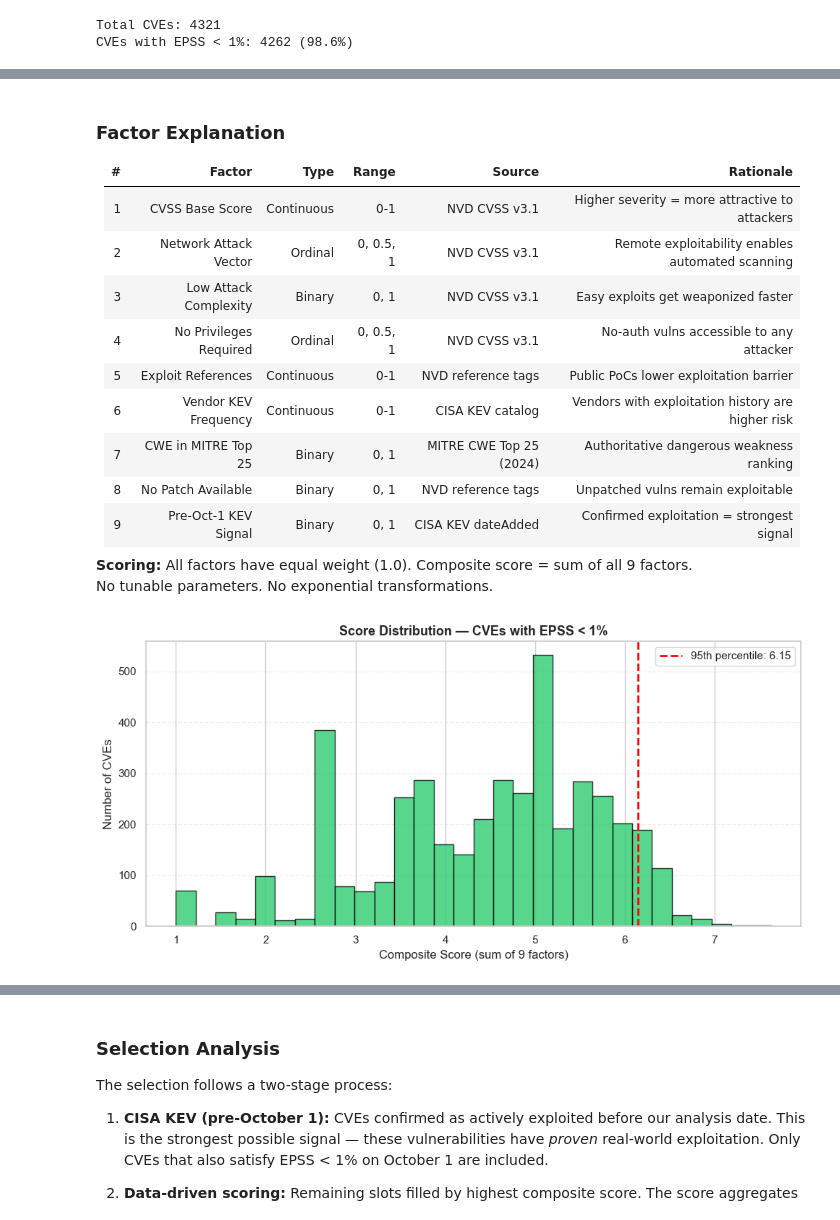
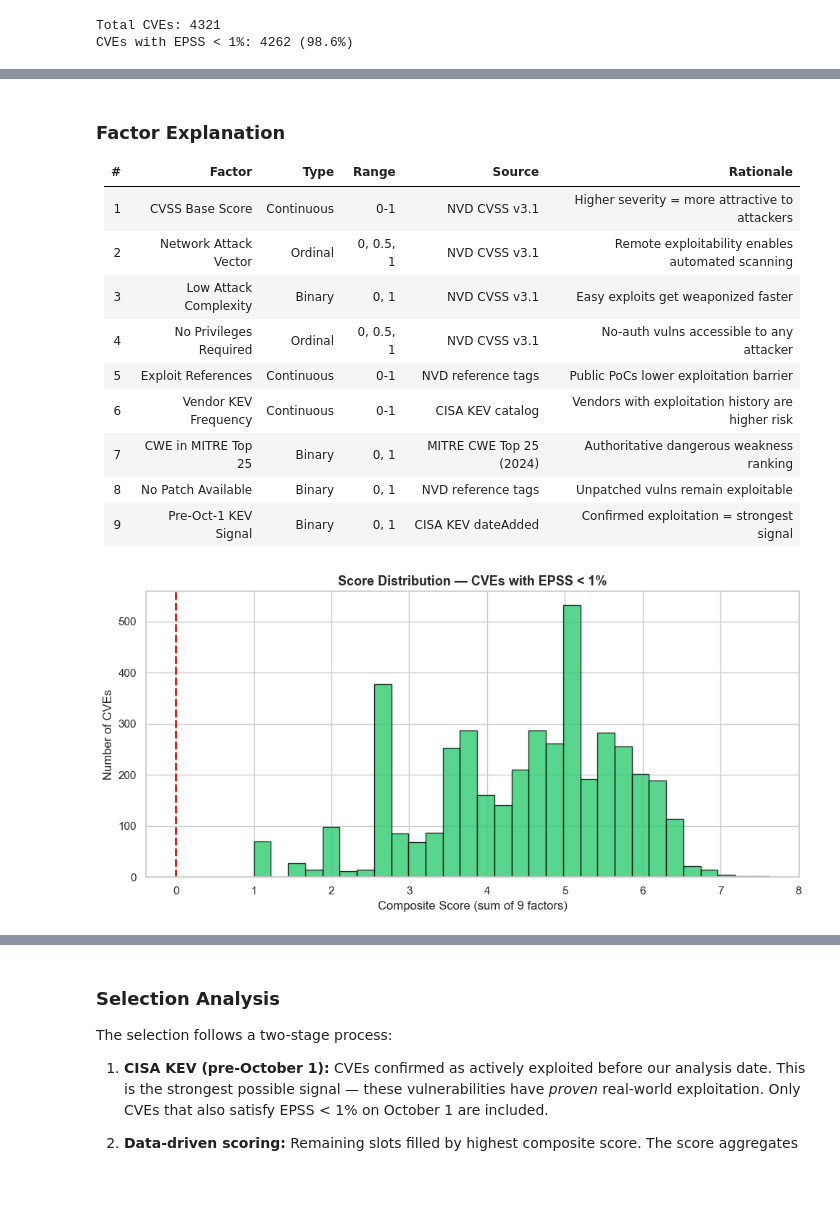
Before and after one commit to francescacraievich/cyber_labs, a Jupyter notebook: 01_EPSS/LAB_EPSS.ipynb, the cells around one changed output, grey strips where cells are left out. Cells and saved outputs as stored; diff of their text form; code cells hidden in the pictures; blank space fills up the shorter version.

```diff
--- a/01_EPSS/LAB_EPSS.ipynb
+++ b/01_EPSS/LAB_EPSS.ipynb
@@ -771,30 +794,23 @@ Pre-Oct-1 KEV CVEs in filtered set:
 | 7 | CWE in MITRE Top 25 | Binary | 0, 1 | MITRE CWE Top 25 (2024) | Authoritative dangerous weakness ranking |
 | 8 | No Patch Available | Binary | 0, 1 | NVD reference tags | Unpatched vulns remain exploitable |
 | 9 | Pre-Oct-1 KEV Signal | Binary | 0, 1 | CISA KEV dateAdded | Confirmed exploitation = strongest signal |
-
-**Scoring:** All factors have equal weight (1.0). Composite score = sum of all 9 factors.
-No tunable parameters. No exponential transformations.
 # %%
 # ==============================================================================
 # Step 3: Score Distribution and Factor Analysis
 # ==============================================================================
 
 # --- Plot 1: Score Distribution ---
 fig, ax = plt.subplots(figsize=(10, 5))
 ax.hist(low_epss_df['score'].dropna(), bins=30, color='#2ecc71',
         alpha=0.8, edgecolor='black')
-q95 = low_epss_df['score'].quantile(0.95)
-ax.axvline(q95, color='red', linestyle='--', linewidth=2,
-           label=f'95th percentile: {q95:.2f}')
+ax.axvline(color='red', linestyle='--', linewidth=2)
 ax.set_xlabel('Composite Score (sum of 9 factors)', fontsize=12)
 ax.set_ylabel('Number of CVEs', fontsize=12)
 ax.set_title('Score Distribution — CVEs with EPSS < 1%', fontsize=13, fontweight='bold')
-ax.legend(fontsize=11)
-ax.grid(axis='y', alpha=0.3, linestyle='--')
 plt.tight_layout()
 plt.show()
 # %% [output]
-[figure, old version]
+[figure, new version]
 # %%
 # ==============================================================================
 # Step 4: Select Top 10 CVE Candidates (with Vendor Diversification)
```
Also changed, not shown: parts of 11 cells of this notebook, 1 other file.
